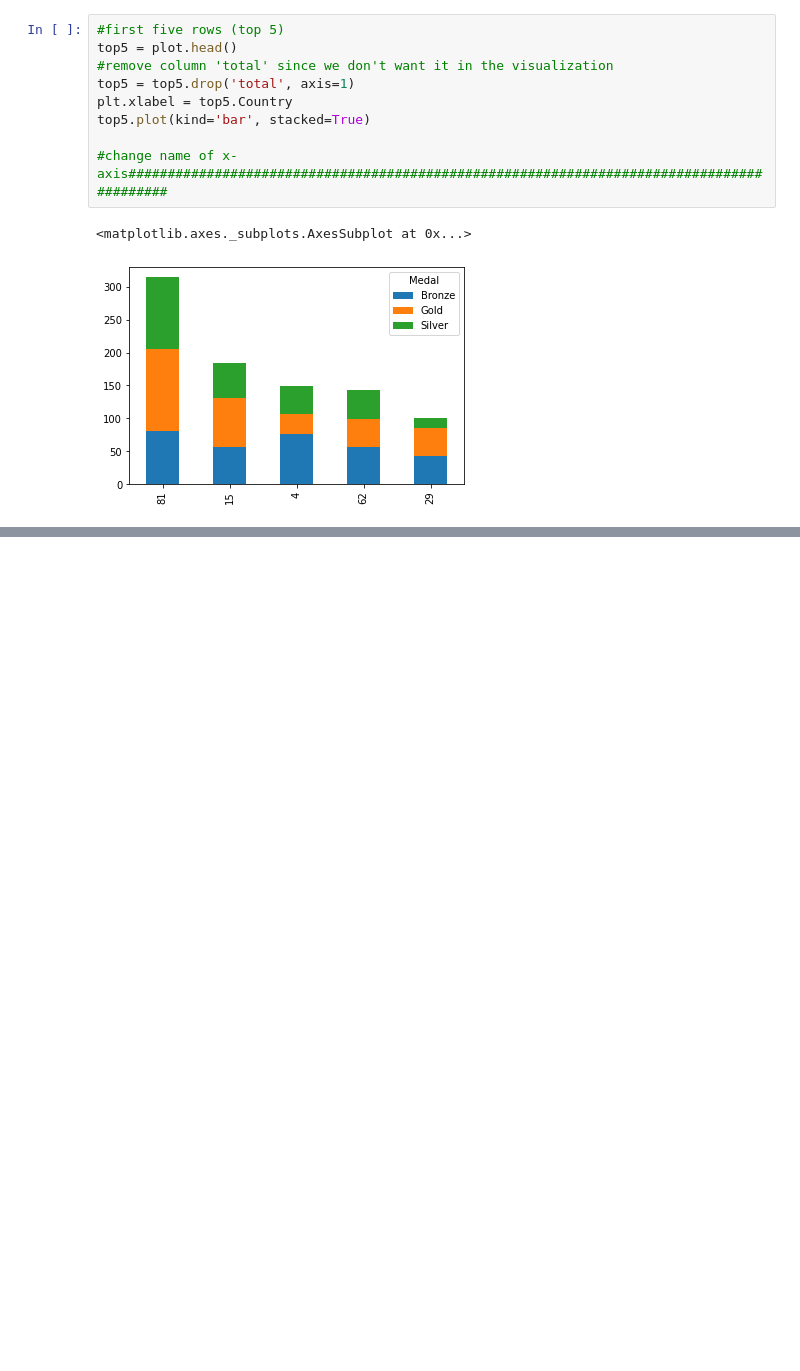
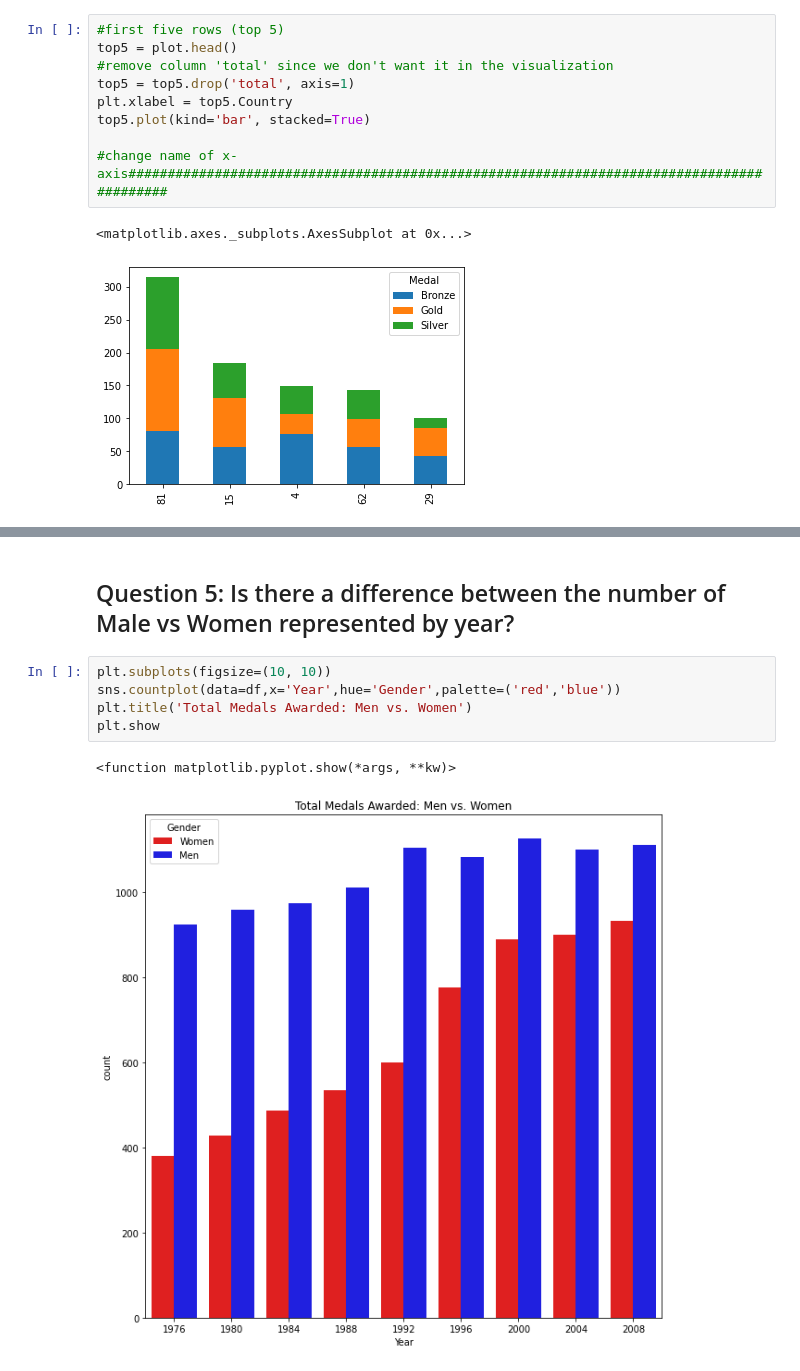
Before and after one commit to liyaSileshi/Summer-Olympics, a Jupyter notebook: notebooks/olympics.ipynb, the cells around one changed output, grey strips where cells are left out. Drawn from its saved outputs; the diff is of its cells as text; blank space fills up the shorter version.

```diff
--- a/notebooks/olympics.ipynb
+++ b/notebooks/olympics.ipynb
@@ -270,0 +311,10 @@ top5.plot(kind='bar', stacked=True)
+# %% [markdown]
+## Question 5: Is there a difference between the number of Male vs Women represented by year?
+# %%
+plt.subplots(figsize=(10, 10))
+sns.countplot(data=df,x='Year',hue='Gender',palette=('red','blue'))
+plt.title('Total Medals Awarded: Men vs. Women')
+plt.show
+# %% [output]
+<function matplotlib.pyplot.show(*args, **kw)>
+[figure, added]
```
Also changed, not shown: parts of 8 cells of this notebook.
